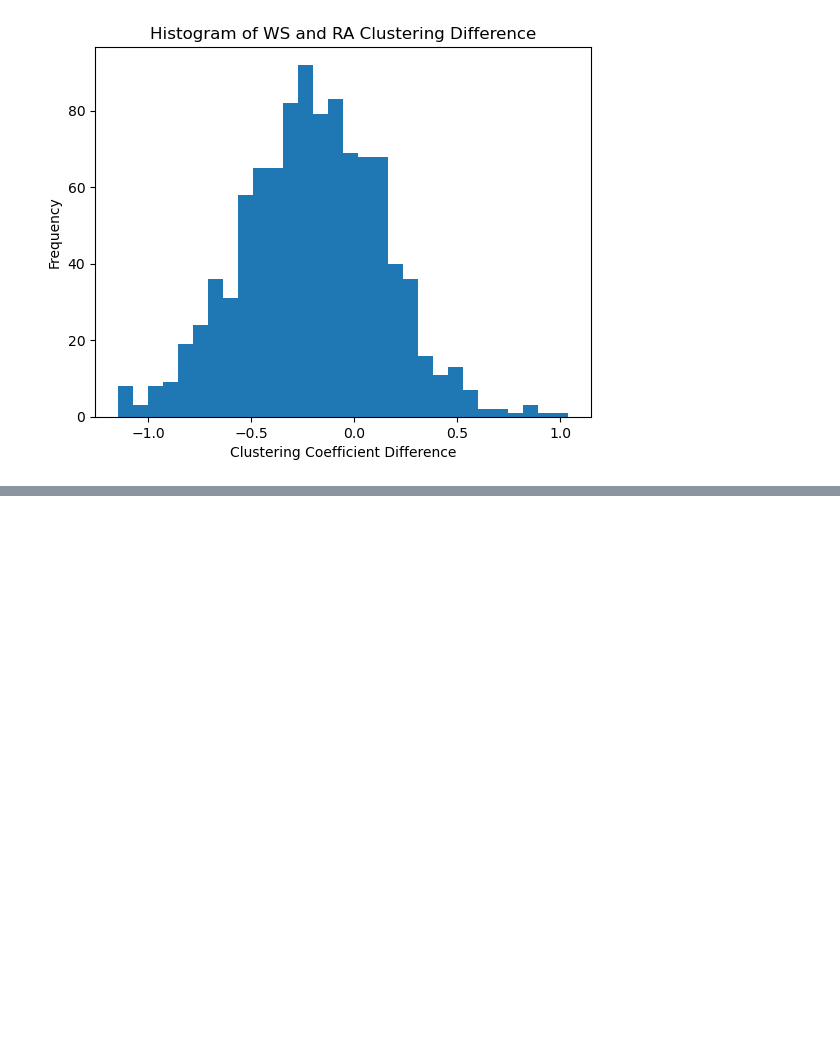
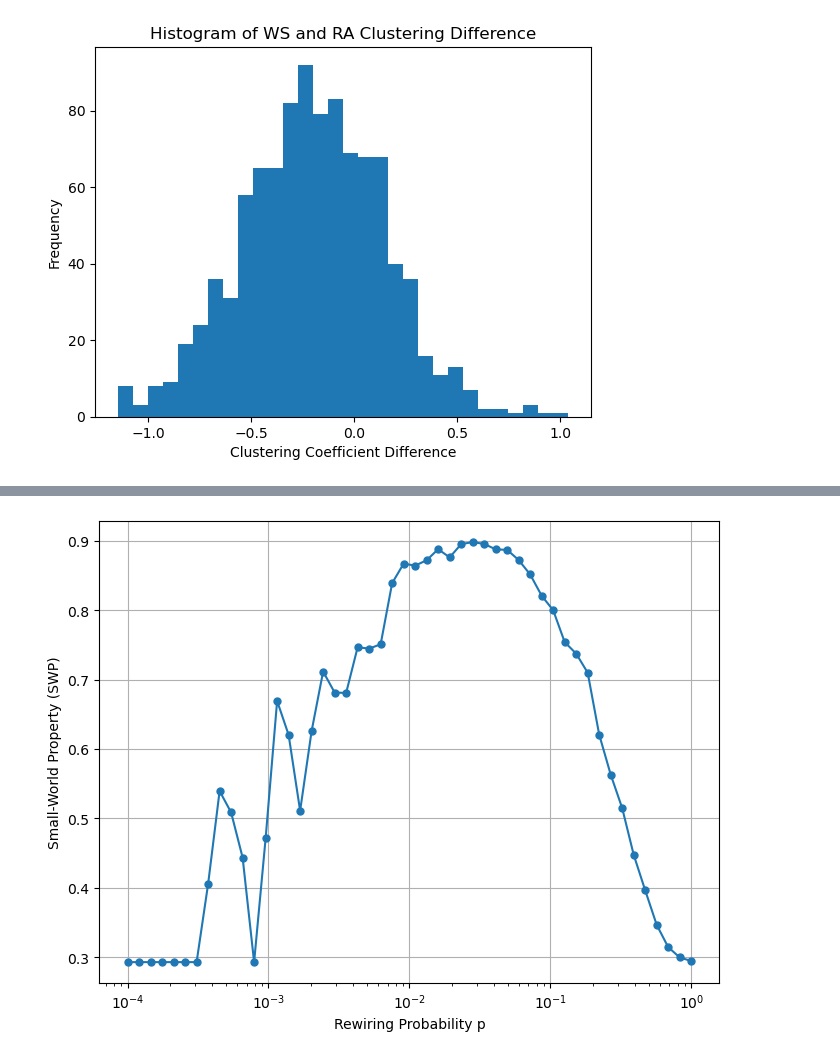
Before and after one commit to cyrilrommens/PhD_1, a Jupyter notebook: SWP_kuramoto.ipynb, the cells around one changed output, grey strips where cells are left out. Cells and saved outputs as stored; diff of their text form; code cells hidden in the pictures; blank space fills up the shorter version.

```diff
--- a/SWP_kuramoto.ipynb
+++ b/SWP_kuramoto.ipynb
@@ -762,0 +862,22 @@ plt.show()
+# %%
+# Compute Small-World Property (SWP) efficiently using NumPy
+C_observed = np.array(C_values)
+L_observed = np.array(L_values)
+
+dC = (C0 - C_observed) / (C0 - C_random)
+dL = (L_observed - L_random) / (L0 - L_random)
+
+SWP_list = 1 - np.sqrt((dC**2 + dL**2) / 2)
+
+# Plot results
+plt.figure(figsize=(8, 6))
+plt.plot(p_values, SWP_list, 'o-', markersize=5)
+
+# Formatting
+plt.xscale('log')
+plt.xlabel('Rewiring Probability p')
+plt.ylabel('Small-World Property (SWP)')
+plt.grid()
+plt.show()
+# %% [output]
+[figure, added]
```
Also changed, not shown: parts of 3 cells of this notebook.
